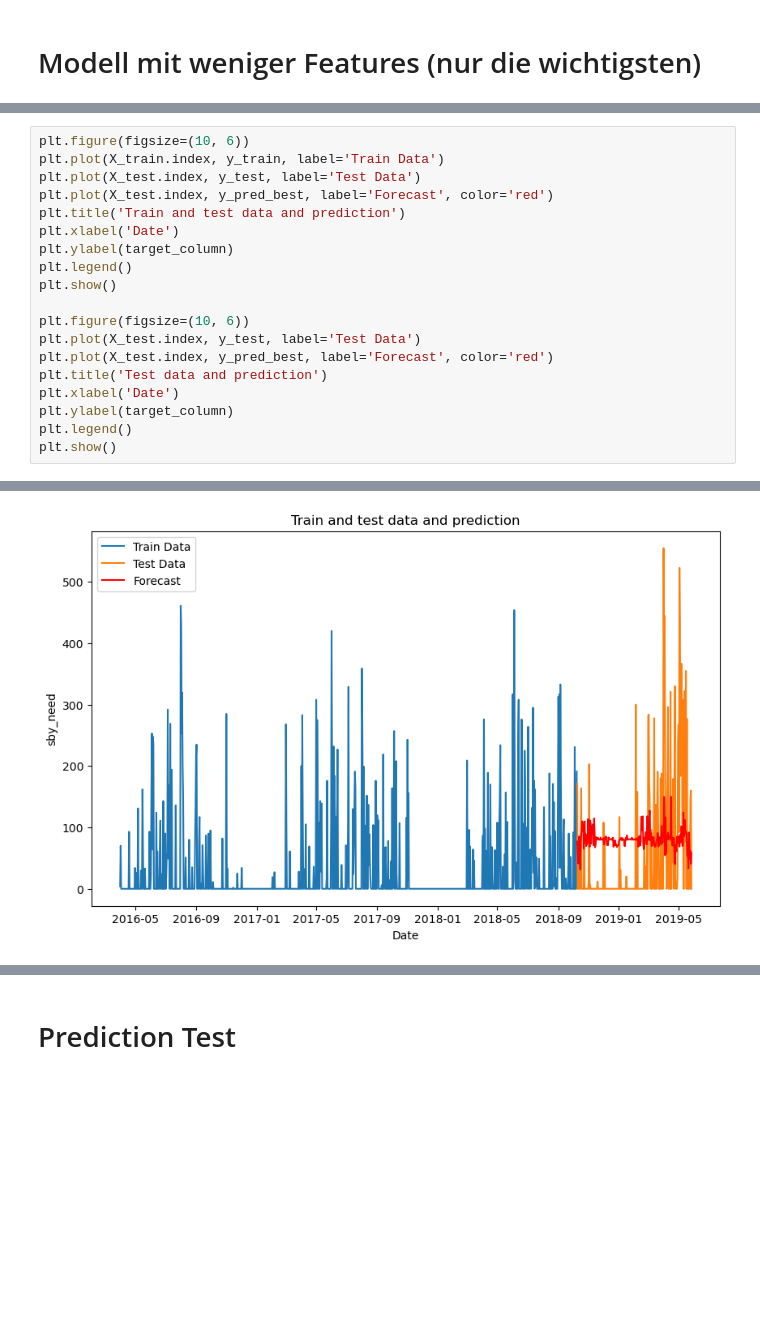
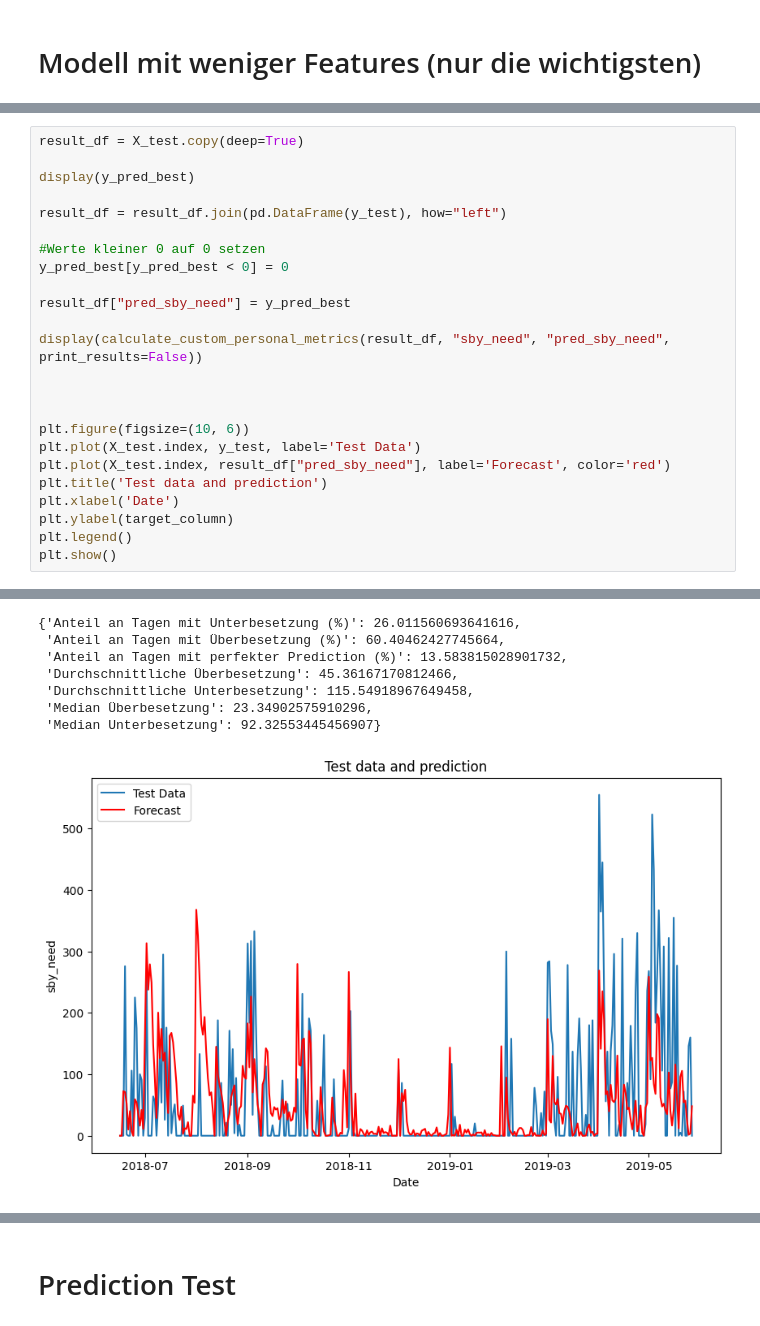
Before and after one commit to jasper-bk/Fallstudie_Model_Engineering_SoSe2024, a Jupyter notebook: notebooks/modeling/modeling.ipynb, the cells around one changed output, grey strips where cells are left out. Saved outputs shown, nothing was run; the diff lists cells and outputs as text; blank space fills up the shorter version.

```diff
--- a/notebooks/modeling/modeling.ipynb
+++ b/notebooks/modeling/modeling.ipynb
@@ -486,17 +620,22 @@ MAPE: 2.4634066086443555e+17, MAE: 90.62705627705627, MSE: 12039.276412554114, R
 # %%
-plt.figure(figsize=(10, 6))
-plt.plot(X_train.index, y_train, label='Train Data')
-plt.plot(X_test.index, y_test, label='Test Data')
-plt.plot(X_test.index, y_pred_best, label='Forecast', color='red')
-plt.title('Train and test data and prediction')
-plt.xlabel('Date')
-plt.ylabel(target_column)
-plt.legend()
-plt.show()
+result_df = X_test.copy(deep=True)
+
+display(y_pred_best)
+
+result_df = result_df.join(pd.DataFrame(y_test), how="left")
+
+#Werte kleiner 0 auf 0 setzen
+y_pred_best[y_pred_best < 0] = 0
+
+result_df["pred_sby_need"] = y_pred_best
+
+display(calculate_custom_personal_metrics(result_df, "sby_need", "pred_sby_need", print_results=False))
+
+
 
 plt.figure(figsize=(10, 6))
 plt.plot(X_test.index, y_test, label='Test Data')
-plt.plot(X_test.index, y_pred_best, label='Forecast', color='red')
+plt.plot(X_test.index, result_df["pred_sby_need"], label='Forecast', color='red')
 plt.title('Test data and prediction')
 plt.xlabel('Date')
 plt.ylabel(target_column)
@@ -506 +662,8 @@ plt.show()
+{'Anteil an Tagen mit Unterbesetzung (%)': 26.011560693641616,
+ 'Anteil an Tagen mit Überbesetzung (%)': 60.40462427745664,
+ 'Anteil an Tagen mit perfekter Prediction (%)': 13.583815028901732,
+ 'Durchschnittliche Überbesetzung': 45.36167170812466,
+ 'Durchschnittliche Unterbesetzung': 115.54918967649458,
+ 'Median Überbesetzung': 23.34902575910296,
+ 'Median Unterbesetzung': 92.32553445456907}
-[figure, old version]
+[figure, new version]
```
Also changed, not shown: parts of 24 cells of this notebook, 7 other files.
